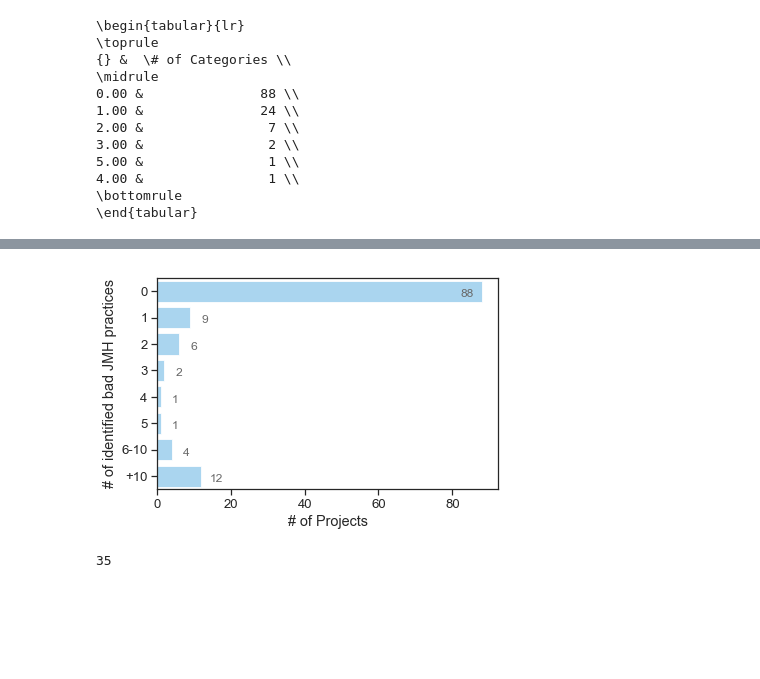
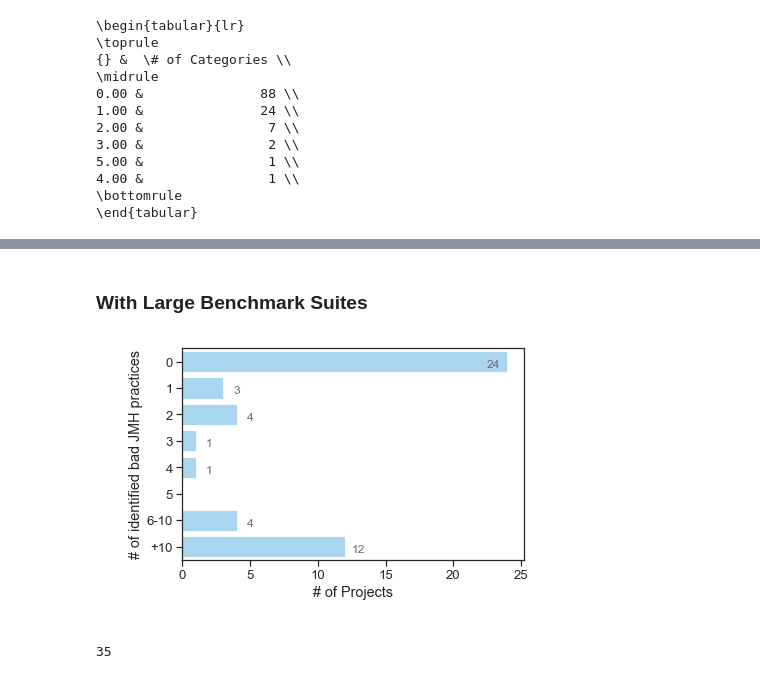
Before and after one commit to DiegoEliasCosta/spotjmhbugs, a Jupyter notebook: script/detected_bug_analysis.ipynb, the cells around one changed output, grey strips where cells are left out. Cells and saved outputs as stored; diff of their text form; code cells hidden in the pictures; blank space fills up the shorter version.

```diff
--- a/script/detected_bug_analysis.ipynb
+++ b/script/detected_bug_analysis.ipynb
@@ -165,8 +165,8 @@ import seaborn as sns
 import matplotlib.ticker as ticker
 import matplotlib.pyplot as plt
 
-sns.set(font_scale=1.2)
-plt.figure(figsize=(6,4))
+sns.set(font_scale=1.8)
+plt.figure(figsize=(10,5))
 sns.set_style("ticks")
 
 starbins=[0,10,25,50,100,500,50000]
@@ -174,9 +174,10 @@ starbins=[0,10,25,50,100,500,50000]
 stars = pd.cut(analyzed['Stars'], bins=starbins).value_counts()
 ax = sns.barplot(x=stars.index, y=stars, color=COLOR, alpha=ALPHA)
 
-ax.xaxis.set_major_formatter(ticker.FixedFormatter(['<10', '11-25','26-50','51-100','101-500','>500']))
+ax.set_xticklabels(['<10', '11-25','26-50','51-100','101-500','>500'])
+# , rotation = 45, ha="right"
 ax.set(xlabel='# of Stars', ylabel='# of Projects')
 
 plt.tight_layout()
 plt.savefig(os.path.join(folder, 'projects-stars-distribution.pdf'))
-plt.close()
+#plt.close()
@@ -183,8 +186,8 @@ plt.close()
 # %% [markdown]
 ### Watchers
 # %%
-sns.set(font_scale=1.2)
-plt.figure(figsize=(6,4))
+sns.set(font_scale=1.6)
+plt.figure(figsize=(6,5))
 sns.set_style("ticks")
 
 watchersbin=[0,10,25,50,100,500,50000]
@@ -192,9 +195,10 @@ watchersbin=[0,10,25,50,100,500,50000]
 watchers = pd.cut(analyzed['watchers'], bins=watchersbin).value_counts()
 ax = sns.barplot(x=watchers.index, y=watchers, color=COLOR, alpha=ALPHA)
 
-ax.xaxis.set_major_formatter(ticker.FixedFormatter(['<10', '11-25','26-50','51-100','101-500','>500']))
+ax.set_xticklabels(['<10', '11-25','26-50','51-100','101-500','>500'], rotation = 45, ha="right")
+#ax.xaxis.set_major_formatter(ticker.FixedFormatter())
 ax.set(xlabel='# of Watchers', ylabel='# of Projects')
 
 plt.tight_layout()
 plt.savefig(os.path.join(folder, 'projects-watchers-distribution.pdf'))
-plt.close()
+#plt.close()
@@ -219,8 +225,8 @@ plt.close()
 # %% [markdown]
 ### Subscribers
 # %%
-sns.set(font_scale=1.2)
-plt.figure(figsize=(6,4))
+sns.set(font_scale=1.8)
+plt.figure(figsize=(6,5))
 sns.set_style("ticks")
 
 subscribersbin=[0,10,25,50,100,500,50000]
@@ -228,9 +234,9 @@ subscribersbin=[0,10,25,50,100,500,50000]
 subs = pd.cut(analyzed['Subs'], bins=subscribersbin).value_counts()
 ax = sns.barplot(x=subs.index, y=subs, color=COLOR, alpha=ALPHA)
 
-ax.xaxis.set_major_formatter(ticker.FixedFormatter(['<10', '11-25','26-50','51-100','101-500','>500']))
+ax.set_xticklabels(['<10', '11-25','26-50','51-100','101-500','>500'], rotation = 45, ha="right")
 ax.set(xlabel='# of Subscribers', ylabel='# of Projects')
 
 plt.tight_layout()
 plt.savefig(os.path.join(folder, 'projects-subscribers-distribution.pdf'))
-plt.close()
+#plt.close()
@@ -458,6 +466,6 @@ print(counts.to_latex())
 \bottomrule
 \end{tabular}
 # %%
-large_df = df[df.Benchs > 10]
+large_df = df[df.Benchs >= 10]
 len(large_df)
 # %% [output]
@@ -500,36 +506,38 @@ plt.savefig(os.path.join(folder, '..', 'figs', 'projects-rules-ditribution.pdf')
+# %% [markdown]
+### With Large Benchmark Suites
 # %%
 %matplotlib inline
 sns.set(font_scale=1.2)
 sns.set_style("ticks")
 
 bins = [-1,0,1,2,3,4,5,10,50]
 
 plt.figure(figsize=(6,4))
 
 clrs = 'colorblind'
 clrs = 'Blues'
 
-distribution = pd.cut(df['# of AP'], bins=bins).value_counts()
+distribution = pd.cut(large_df['# of AP'], bins=bins).value_counts()
 #distribution = distribution / 123 * 100
 distribution = distribution[distribution > 0]
 ax = sns.barplot(y=distribution.index, x=distribution, color=COLOR, alpha=ALPHA)
 
 for p in ax.patches:
-    if p.get_width() > 40:
-        offset = -4
+    if p.get_width() > 20:
+        offset = -1
     else:
-        offset = +4
+        offset = +1
     ax.annotate("%.0f" % p.get_width(), (p.get_x() + p.get_width() + offset, p.get_y() + .5),
          ha='center', va='center', rotation=0, xytext=(0, 0), textcoords='offset points',fontsize=12, color='dimgray')  #vertical bars
 
 ax.yaxis.set_major_formatter(ticker.FixedFormatter(['0','1','2','3','4','5','6-10','+10']))
 ax.set(ylabel='# of identified bad JMH practices', xlabel='# of Projects',)
 
 plt.tight_layout()
 
-plt.savefig(os.path.join(folder, '..', 'figs', 'projects-ap-ditribution.pdf'))
+plt.savefig(os.path.join(folder, '..', 'figs', 'projects-ap-ditribution-large.pdf'))
 # %% [output]
-[figure, old version]
+[figure, new version]
 # %%
 pd.cut(df['# of AP'], bins=bins).value_counts()
 123 - 88
```
Also changed, not shown: parts of 6 cells of this notebook, 10 other files.
